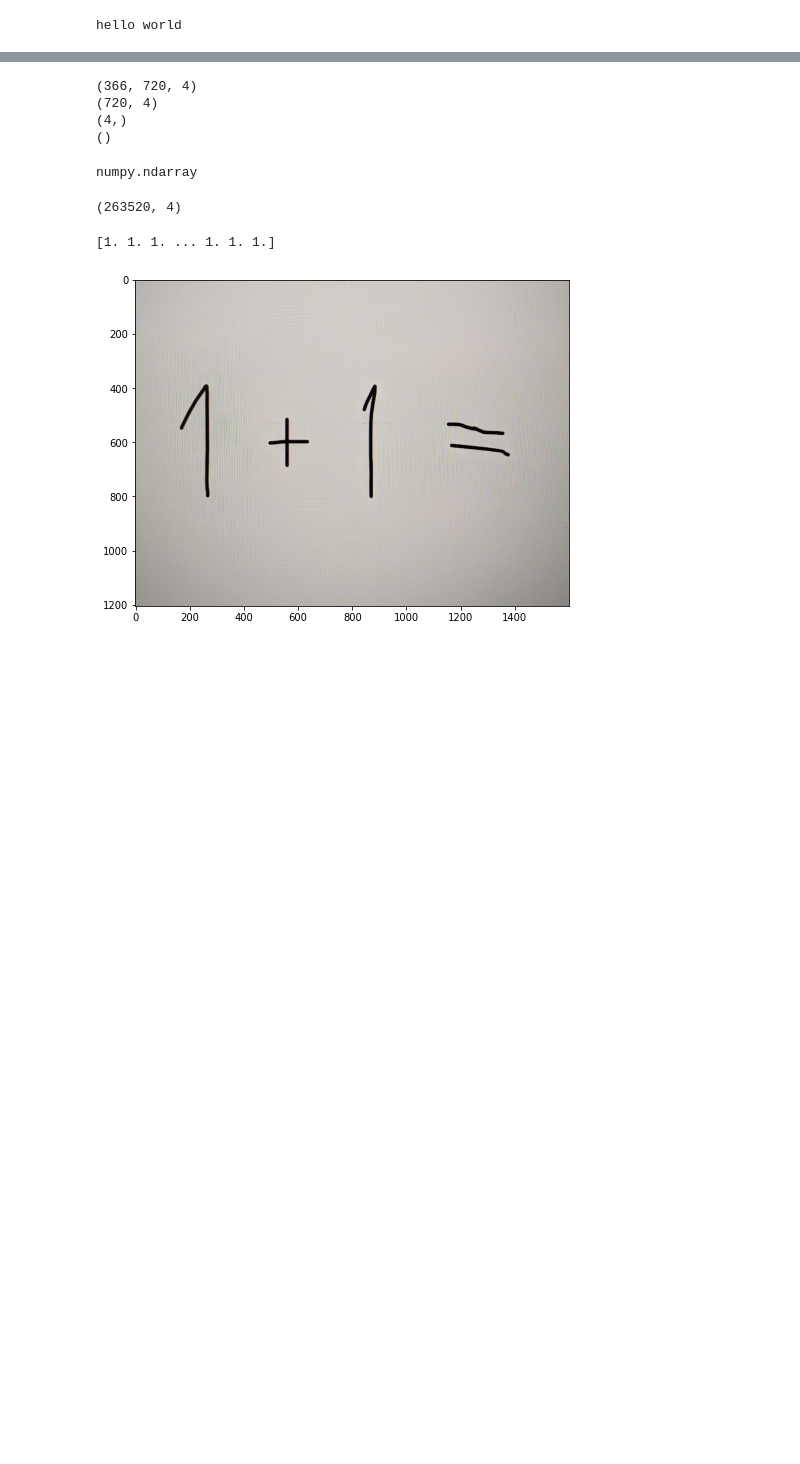
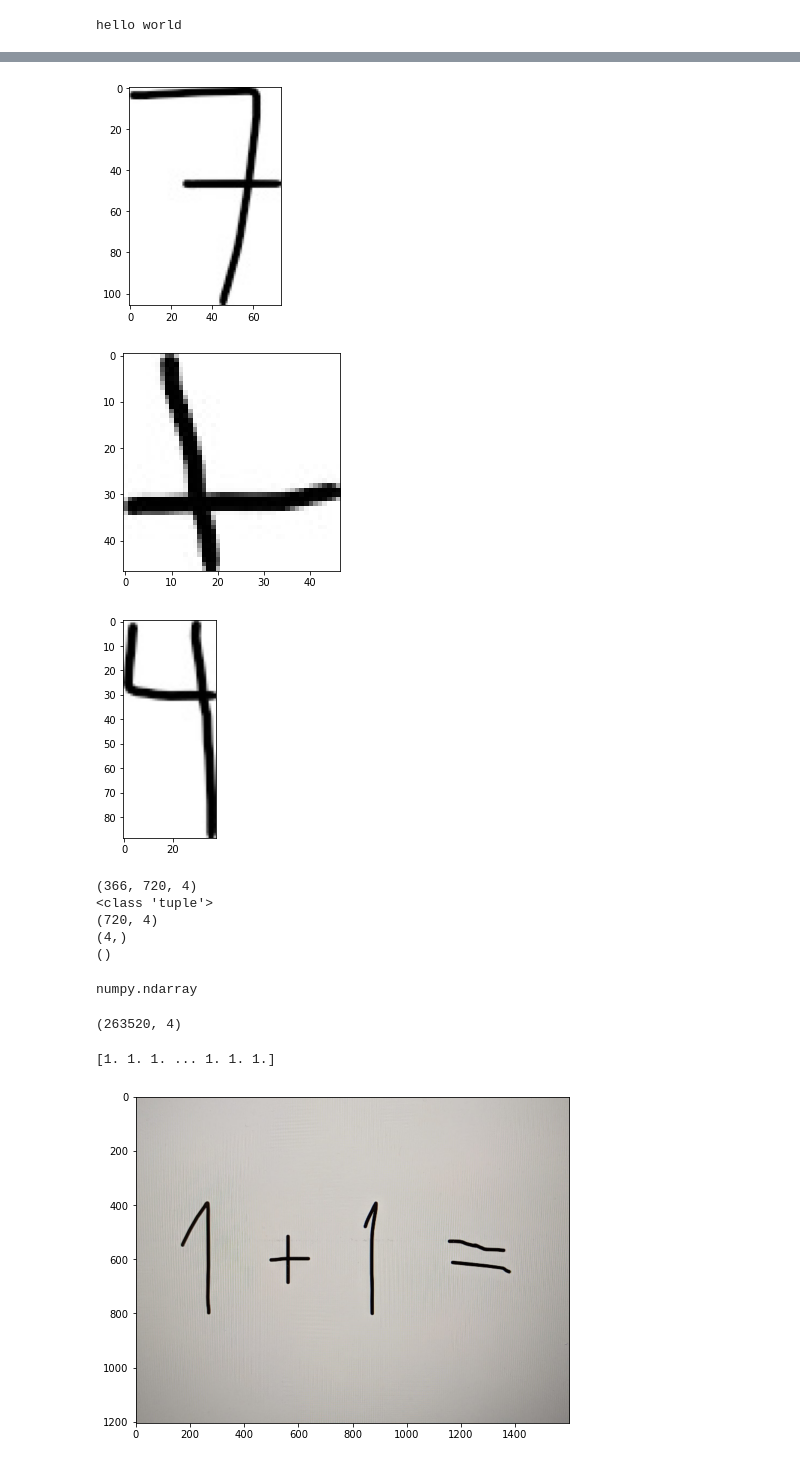
Before and after one commit to ClaudioETC/HandCalculatorPR, a Jupyter notebook: opencv.ipynb, the cells around one changed output, grey strips where cells are left out. Cells and saved outputs as stored; diff of their text form; code cells hidden in the pictures; blank space fills up the shorter version.

```diff
--- a/opencv.ipynb
+++ b/opencv.ipynb
@@ -20,3 +21,48 @@ plt.show()
+# %%
+import cv2
+
+# Load image
+#img = cv2.imread('/Users/Clod/Downloads/HandCalculatorPR/testImages/11.png')
+img = cv2.imread('/Users/Clod/Downloads/img.jpeg')
+
+
+# Convert to grayscale
+gray = cv2.cvtColor(img, cv2.COLOR_BGR2GRAY)
+
+# Apply thresholding
+_, thresh = cv2.threshold(gray, 0, 255, cv2.THRESH_BINARY_INV+cv2.THRESH_OTSU)
+
+# Apply connected components algorithm
+nlabels, labels, stats, centroids = cv2.connectedComponentsWithStats(thresh)
+
+# Filter out small and non-rectangular components
+filtered_stats = []
+for i in range(nlabels):
+    if stats[i][0] == 0 or stats[i][1] == 0:
+        continue
+    if stats[i][2]/stats[i][3] > 5 or stats[i][3]/stats[i][2] > 5:
+        continue
+    if stats[i][4] < 100:
+        continue
+    filtered_stats.append(stats[i])
+
+# Sort by x-position
+filtered_stats = sorted(filtered_stats, key=lambda x: x[0])
+
+# Slice the image based on the positions of the connected components
+slices = []
+for i in range(len(filtered_stats)):
+    x, y, w, h, size = filtered_stats[i]
+    slice_img = img[y:y+h, x:x+w]
+    slices.append(slice_img)
+# %%
+for img in slices:
+    plt.imshow(np.squeeze(img), cmap='gray')
+    plt.show()
+# %% [output]
+[figure, added]
+[figure, added]
+[figure, added]
 # %%
 print(img.shape)
 print(img[0].shape)
@@ -25,6 +71,7 @@ print(img[0,0,0].shape)
 type(img)
 # %% [output]
 (366, 720, 4)
+<class 'tuple'>
 (720, 4)
 (4,)
 ()
```
Also changed, not shown: parts of 9 cells of this notebook.
